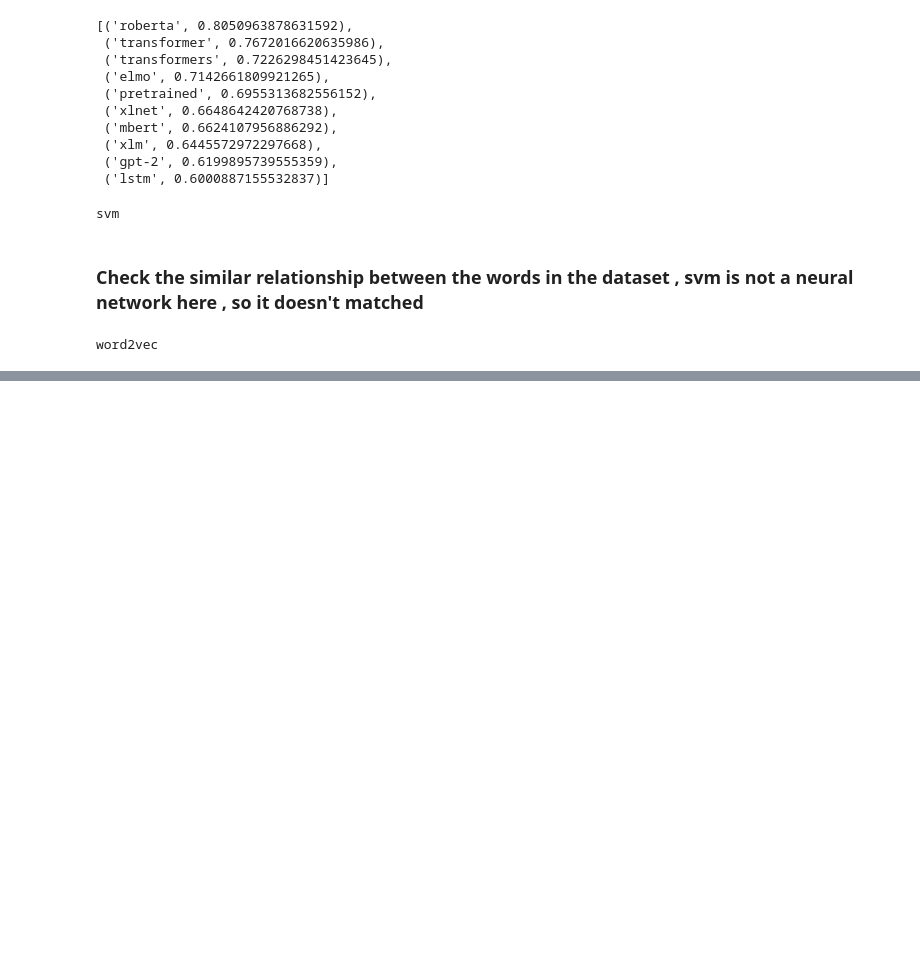
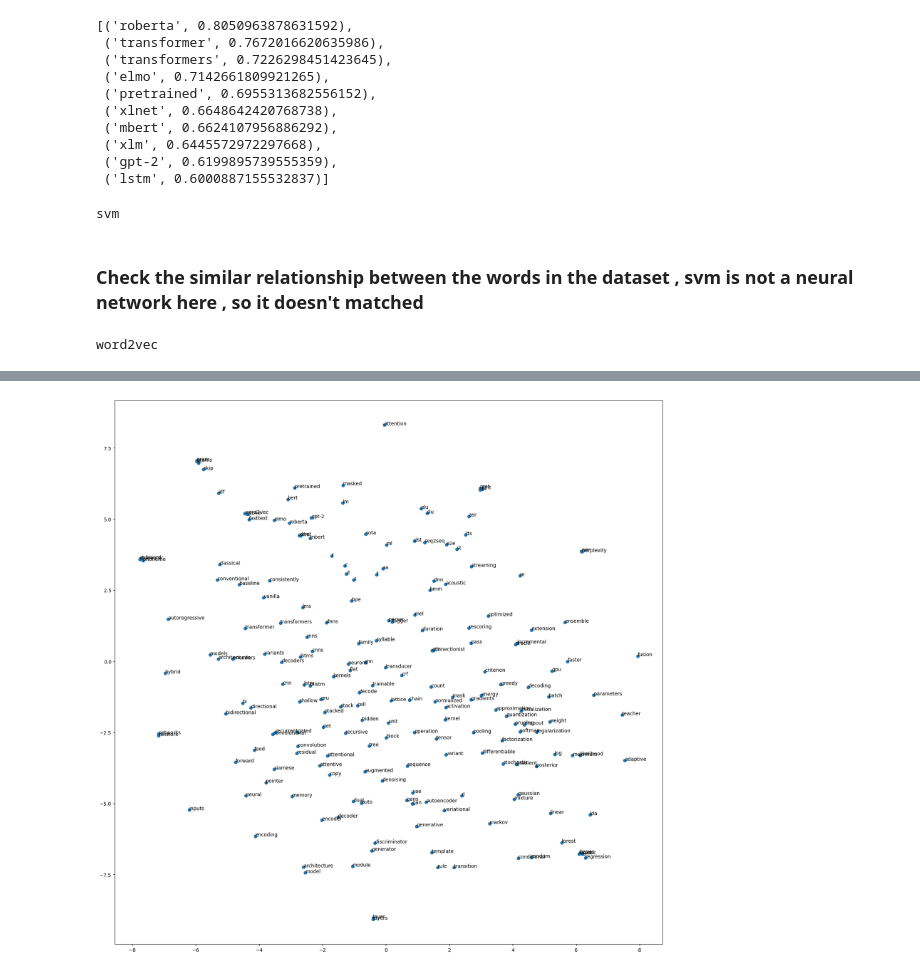
Before and after one commit to Surya-ux-max/Agentic-AI-Intern, a Jupyter notebook: ML - basics/word_embeddings.ipynb, the cells around one changed output, grey strips where cells are left out. Saved outputs shown, nothing was run; the diff lists cells and outputs as text; code cells hidden in the pictures; blank space fills up the shorter version.

Commit message:
completed upto visualion of embeddings

```diff
--- a/ML - basics/word_embeddings.ipynb
+++ b/ML - basics/word_embeddings.ipynb
@@ -170,0 +176,22 @@ word2vec
+# %%
+%matplotlib inline
+
+import pandas as pd
+import matplotlib.pyplot as plt
+from sklearn.manifold import TSNE
+
+target_word = "rnn"
+selected_words = [w[0] for w in model.wv.most_similar(positive=[target_word], topn=200)] + [target_word]
+embeddings = [model.wv[w] for w in selected_words] + model.wv[target_word]
+
+mapped_embeddings = TSNE(n_components=2, metric='cosine',init='pca').fit_transform(embeddings)
+# %%
+plt.figure(figsize=(20,20))
+x = mapped_embeddings[:,0]
+y = mapped_embeddings[:,1]
+plt.scatter(x,y)
+
+for i, txt in enumerate(selected_words):
+    plt.annotate(txt, (x[i], y[i]))
+# %% [output]
+[figure, added]
```
Also changed, not shown: parts of 4 cells of this notebook.
